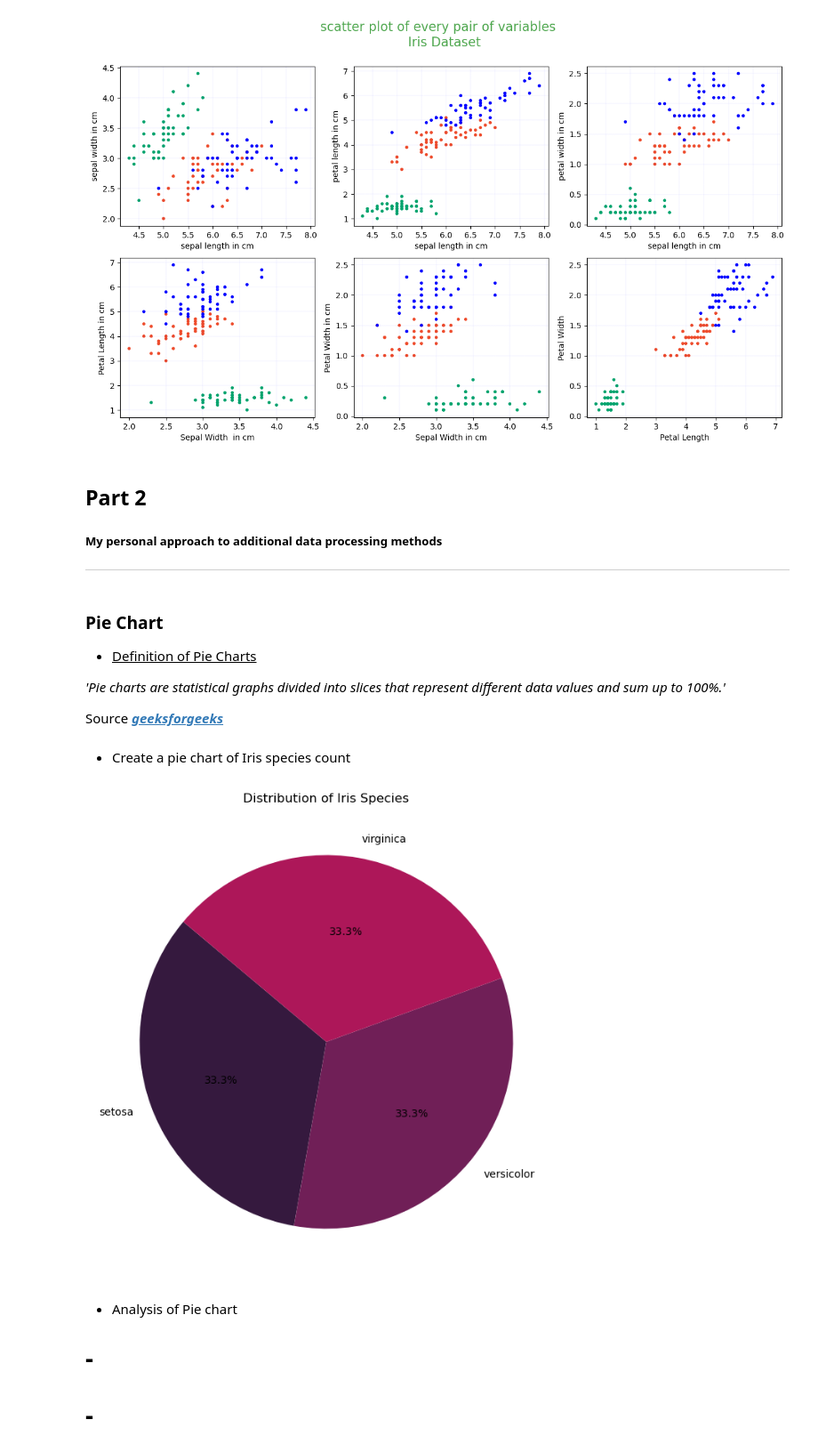
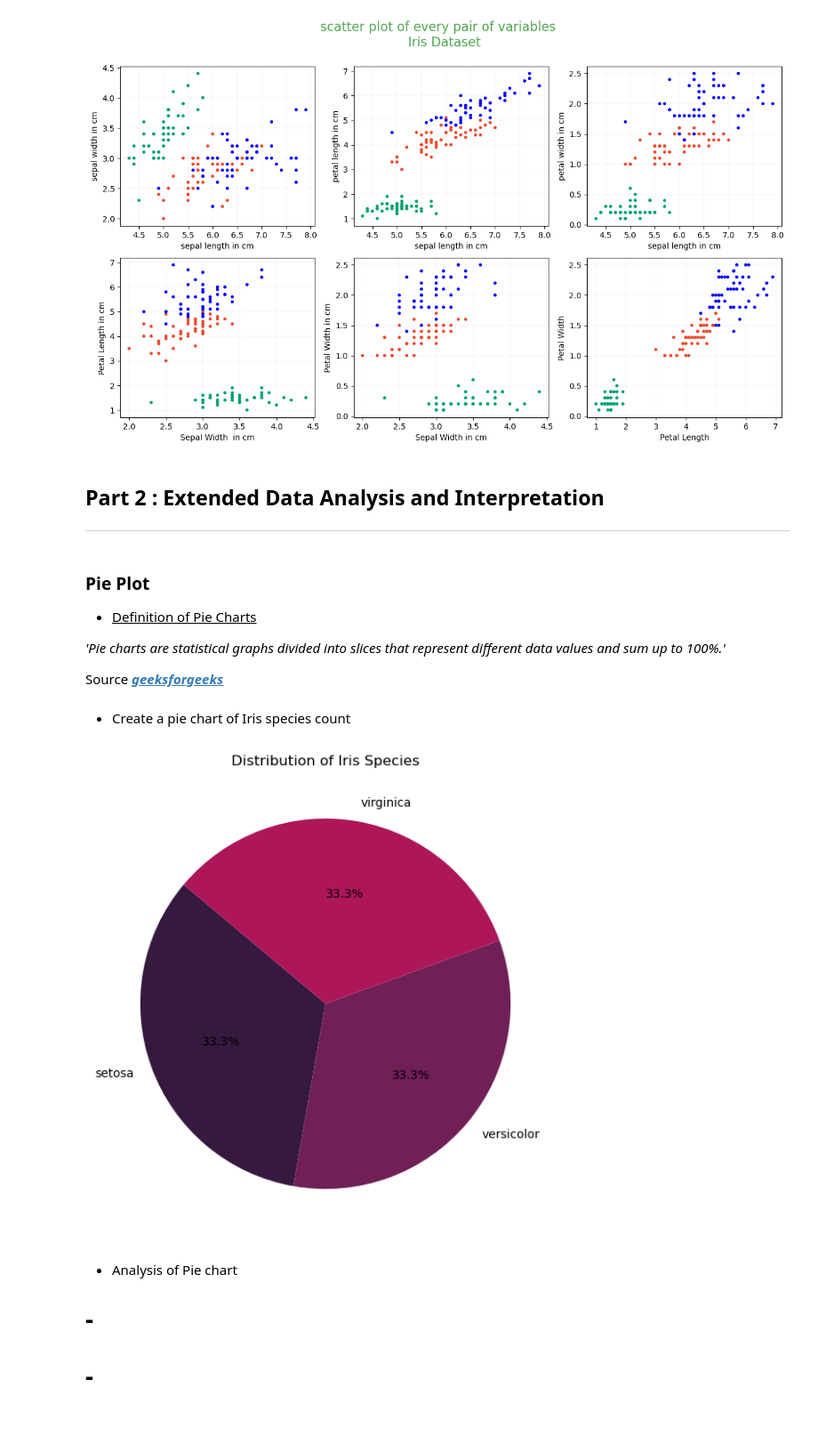
Before and after one commit to Maroua-El-Imame/pands-project, a Jupyter notebook: analysis.ipynb, the cells around one changed output. Shown: that part at 89% size. Saved outputs shown, nothing was run; the diff lists cells and outputs as text; code cells hidden in the pictures; blank space fills up the shorter version.

```diff
--- a/analysis.ipynb
+++ b/analysis.ipynb
@@ -285,12 +289,11 @@ axs[1, 2].set_ylabel('Petal Width')
 Text(0, 0.5, 'Petal Width')
 [figure]
 # %% [markdown]
-## Part 2
-##### My personal approach to additional data processing methods
+## Part 2 : Extended Data Analysis and Interpretation
 
 ---
 # %% [markdown]
-### Pie Chart
+### Pie Plot
 *   <u>Definition of Pie Charts</u>
 
 *'Pie charts are statistical graphs divided into slices that represent different data values and sum up to 100%.'*
@@ -299,19 +302,21 @@ Source [***geeksforgeeks***](geeksforgeeks)
 # %% [markdown]
 *   Create a pie chart of Iris species count
 # %%
-# Load the Iris dataset
+# load the Iris dataset , Seaborn.
 iris = sns.load_dataset('iris')
 
-# Count the number of instances for each species
+# count the number of instances for each species
+# reference : https://pandas.pydata.org/pandas-docs/stable/reference/api/pandas.Series.value_counts.html?utm_source=chatgpt.com
 species_counts = iris['species'].value_counts()
 
-# Create a pie chart
-plt.figure(figsize=(8, 8))
+# create a pie chart
+# ref
+plt.figure(figsize=(8, 7))
 plt.pie(species_counts, labels=species_counts.index, autopct='%1.1f%%', startangle=140, colors=sns.color_palette('rocket'))
 plt.title('Distribution of Iris Species')
 plt.show()
 # %% [output]
-[figure, old version]
+[figure, new version]
 # %% [markdown]
 *   Analysis of Pie chart
 
```
Also changed, not shown: parts of 14 cells of this notebook.
